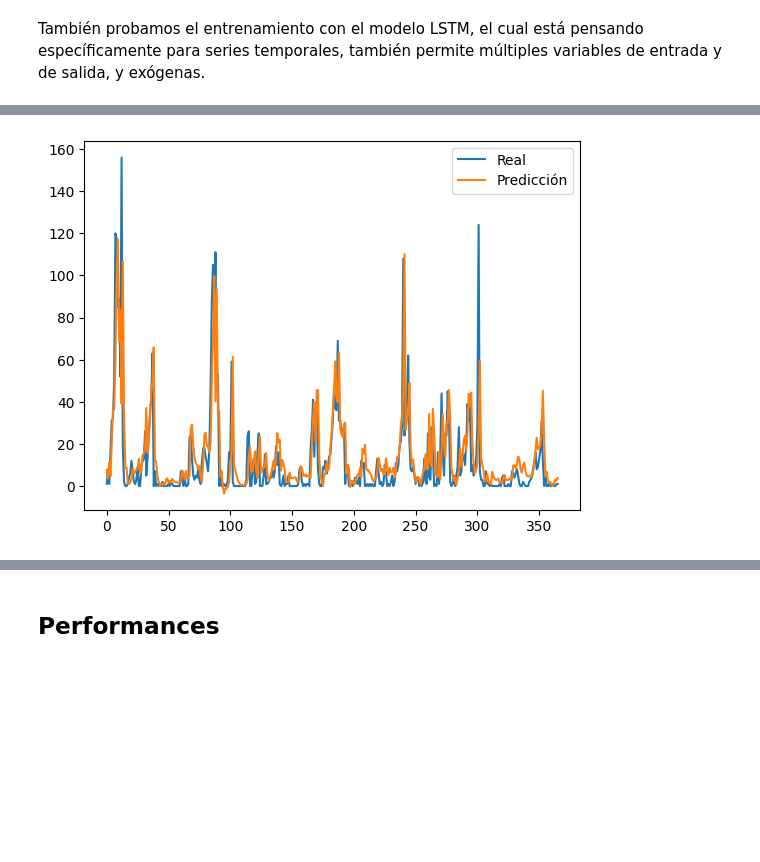
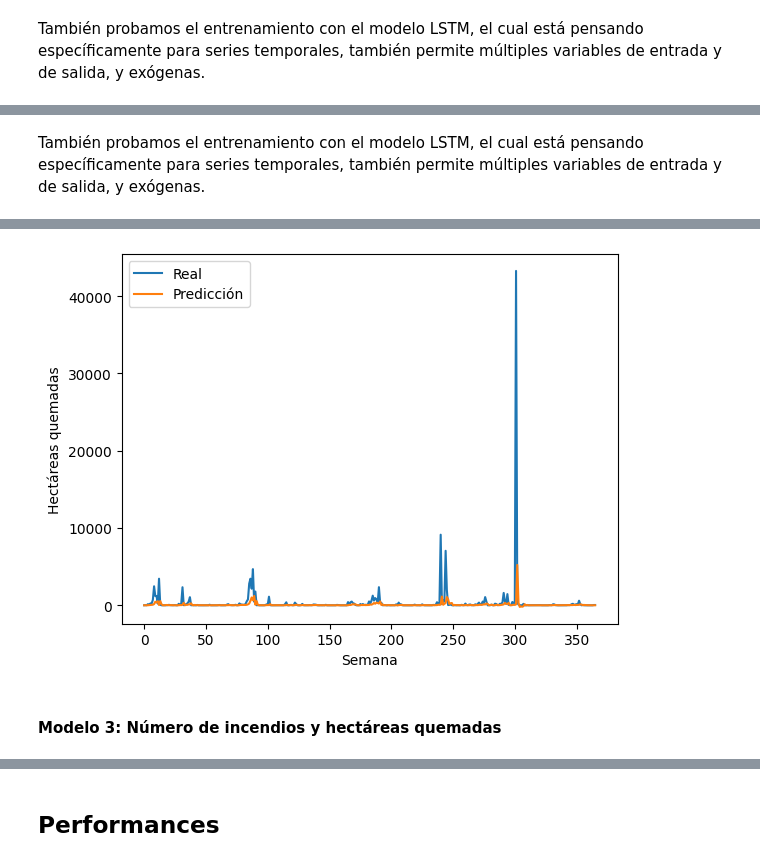
Before and after one commit to JozsefIvanGafo/4-Year-Q1-iao-project-Prediction-of-Forest-fires-in-Galicia-Spain2024-UC3M, a Jupyter notebook: prediction_time_series.ipynb, the cells around one changed output, grey strips where cells are left out. Saved outputs shown, nothing was run; the diff lists cells and outputs as text; code cells hidden in the pictures; blank space fills up the shorter version.

Commit message:
time series: hasta modelo 3 casi hecho
Co-authored-by: 100462832 <100462832@users.noreply.github.com>

```diff
--- a/prediction_time_series.ipynb
+++ b/prediction_time_series.ipynb
@@ -56,5 +64,6 @@ df['superficie_total'] = df['superficie_total'].fillna(0)
 # Agregar columnas de año y número de semana
 df['año'] = df['semana'].dt.year
 df['semana_año'] = df['semana'].dt.isocalendar().week
+df['mes'] = df['semana'].dt.month
 
 df.head()
@@ -260,0 +410,14 @@ También probamos el entrenamiento con el modelo LSTM, el cual está pensando es
+# %%
+target_vars = ["superficie_total"]
+exogenous_vars = []
+
+# Supongamos que df_train ya contiene estas variables
+n_weeks = 10  # Número de semanas previas
+df_windowed_train = create_windowed_dataframe(df_train, n_weeks, target_vars, exogenous_vars)
+
+# Concatenar las últimas n semanas del train al inicio del test para poder predecir las primeras semanas de test
+df_test_extended = pd.concat([df_train.iloc[-n_weeks:], df_test]).reset_index(drop=True)
+df_windowed_test = create_windowed_dataframe(df_test_extended, n_weeks, target_vars, exogenous_vars)
+
+# Revisar los primeros registros
+df_windowed_test.head()
@@ -260,0 +433,13 @@ También probamos el entrenamiento con el modelo LSTM, el cual está pensando es
+# %%
+from sklearn.ensemble import RandomForestRegressor
+from sklearn.metrics import mean_absolute_error
+from sklearn.model_selection import TimeSeriesSplit
+
+# Separamos en X e y los datos ya en ventana
+X_train = df_windowed_train.iloc[:, 1:-1]
+y_train = df_windowed_train.iloc[:, -1]
+X_test = df_windowed_test.iloc[:, 1:-1]
+y_test = df_windowed_test.iloc[:, -1]
+
+# Crear el modelo
+rf = RandomForestRegressor(random_state=42)
@@ -261,3 +504,5 @@ También probamos el entrenamiento con el modelo LSTM, el cual está pensando es
+# %% [markdown]
+También probamos el entrenamiento con el modelo LSTM, el cual está pensando específicamente para series temporales, también permite múltiples variables de entrada y de salida, y exógenas.
 # %%
 from tensorflow.keras.models import Sequential
 from tensorflow.keras.layers import LSTM, Dense, Input
@@ -309,6 +554,8 @@ y_pred = model.predict(X_test_lstm)
 plt.plot(y_test.values, label="Real")
 plt.plot(y_pred, label="Predicción")
 plt.legend()
+plt.xlabel("Semana")
+plt.ylabel("Hectáreas quemadas")
 plt.show()
 # %% [output]
 8/8 ━━━━━━━━━━━━━━━━━━━━ 0s 21ms/step
@@ -322,2 +569,4 @@ Pérdida en prueba: 9.491365432739258
 12/12 ━━━━━━━━━━━━━━━━━━━━ 0s 4ms/step
-[figure, old version]
+[figure, new version]
+# %% [markdown]
+#### Modelo 3: Número de incendios y hectáreas quemadas
```
Also changed, not shown: parts of 25 cells of this notebook.
